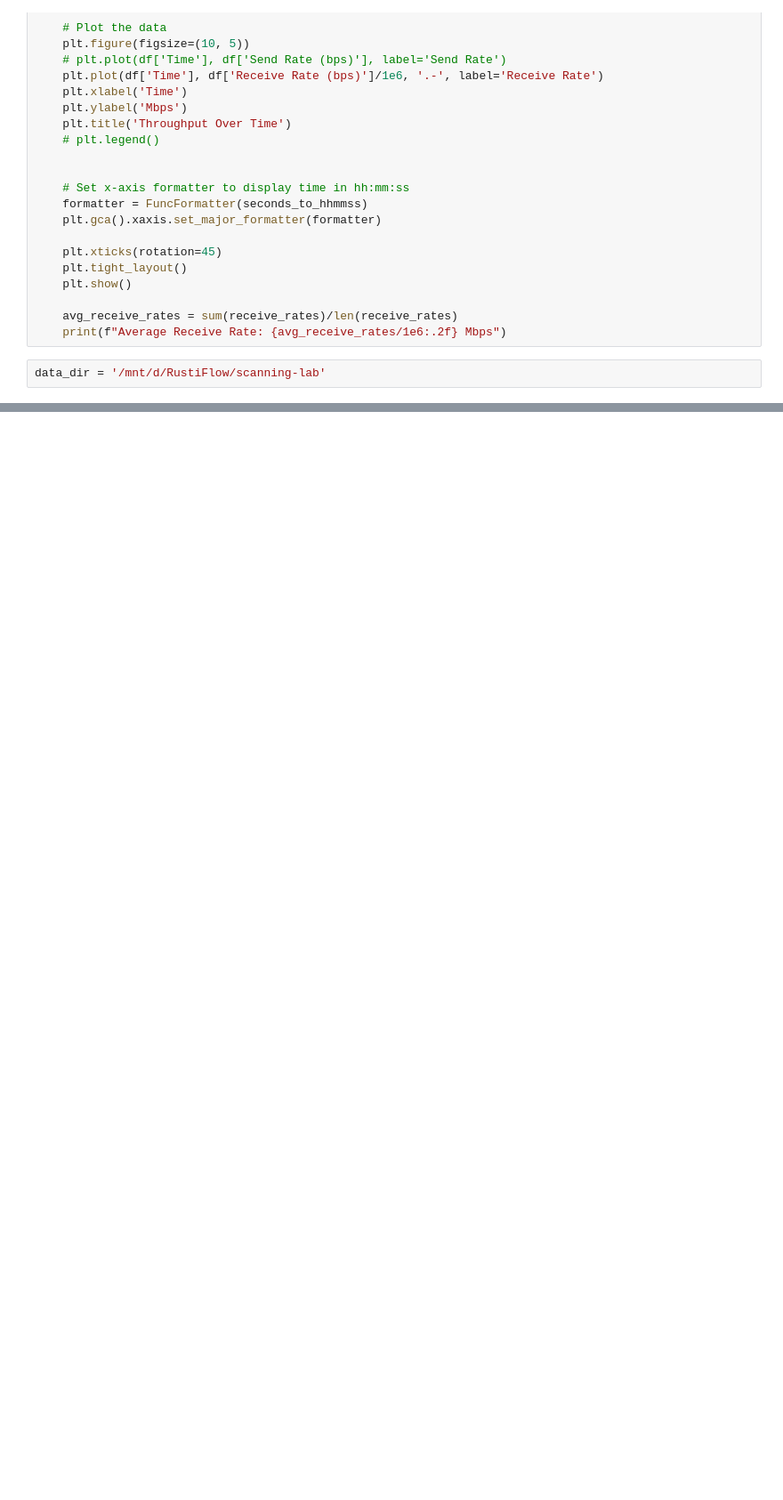
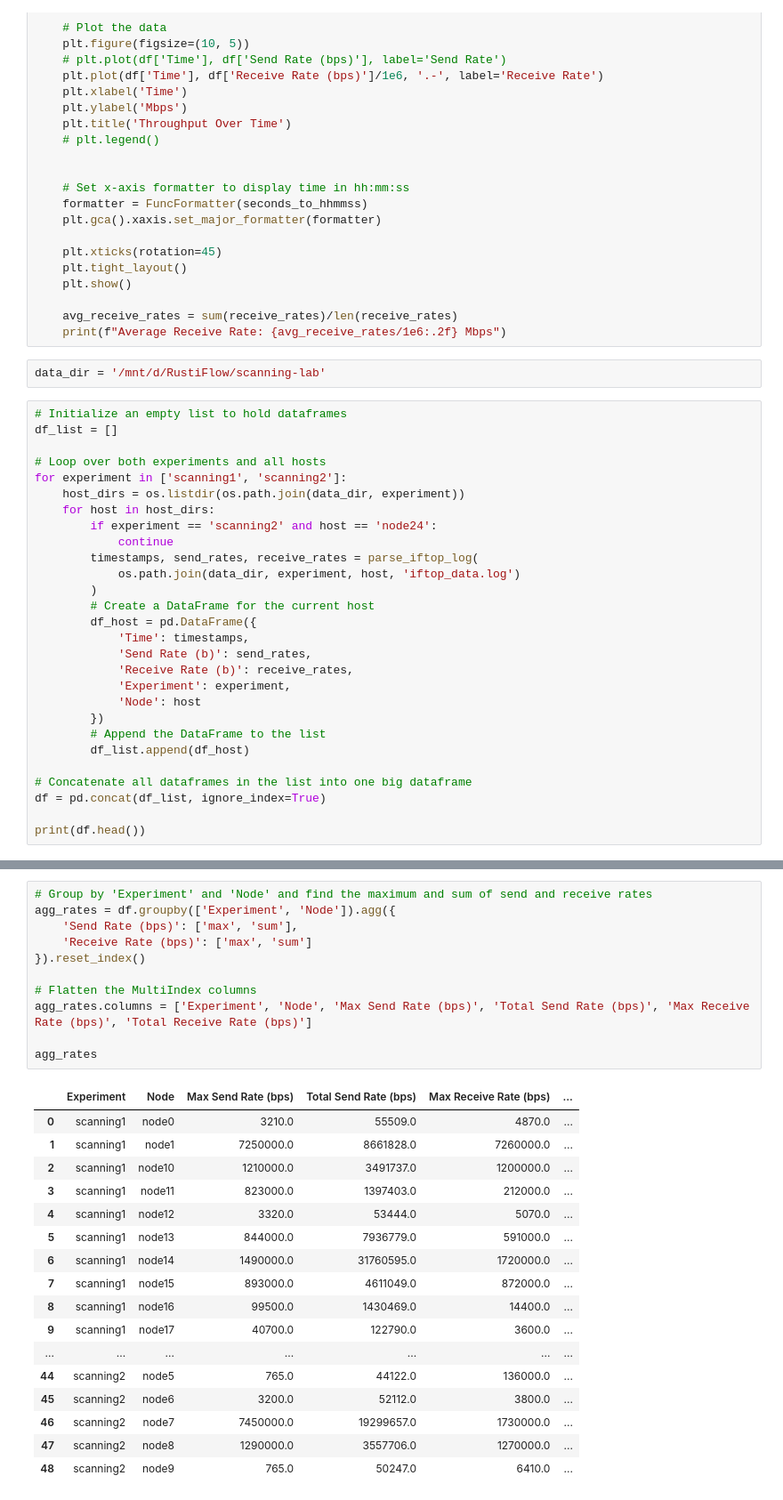
Before and after one commit to mielverkerken/RustiFlow-experiments, a Jupyter notebook: case-study/analysis.ipynb, the cells around one changed output, grey strips where cells are left out. Shown at 89% size. Saved outputs shown, nothing was run; the diff lists cells and outputs as text; blank space fills up the shorter version.

```diff
--- a/case-study/analysis.ipynb
+++ b/case-study/analysis.ipynb
@@ -110,3 +110,31 @@ def plot_throughput_over_time(path):
     print(f"Average Receive Rate: {avg_receive_rates/1e6:.2f} Mbps")
 # %%
 data_dir = '/mnt/d/RustiFlow/scanning-lab'
+# %%
+# Initialize an empty list to hold dataframes
+df_list = []
+
+# Loop over both experiments and all hosts
+for experiment in ['scanning1', 'scanning2']:
+    host_dirs = os.listdir(os.path.join(data_dir, experiment))
+    for host in host_dirs:
+        if experiment == 'scanning2' and host == 'node24':
+            continue
+        timestamps, send_rates, receive_rates = parse_iftop_log(
+            os.path.join(data_dir, experiment, host, 'iftop_data.log')
+        )
+        # Create a DataFrame for the current host
+        df_host = pd.DataFrame({
+            'Time': timestamps,
+            'Send Rate (b)': send_rates,
+            'Receive Rate (b)': receive_rates,
+            'Experiment': experiment,
+            'Node': host
+        })
+        # Append the DataFrame to the list
+        df_list.append(df_host)
+
+# Concatenate all dataframes in the list into one big dataframe
+df = pd.concat(df_list, ignore_index=True)
+
+print(df.head())
@@ -112,0 +148,29 @@ data_dir = '/mnt/d/RustiFlow/scanning-lab'
+# %%
+# Group by 'Experiment' and 'Node' and find the maximum and sum of send and receive rates
+agg_rates = df.groupby(['Experiment', 'Node']).agg({
+    'Send Rate (bps)': ['max', 'sum'],
+    'Receive Rate (bps)': ['max', 'sum']
+}).reset_index()
+
+# Flatten the MultiIndex columns
+agg_rates.columns = ['Experiment', 'Node', 'Max Send Rate (bps)', 'Total Send Rate (bps)', 'Max Receive Rate (bps)', 'Total Receive Rate (bps)']
+
+agg_rates
+# %% [output]
+|  | Experiment | Node | Max Send Rate (bps) | Total Send Rate (bps) | Max Receive Rate (bps) | ... |
+| 0 | scanning1 | node0 | 3210.0 | 55509.0 | 4870.0 | ... |
+| 1 | scanning1 | node1 | 7250000.0 | 8661828.0 | 7260000.0 | ... |
+| 2 | scanning1 | node10 | 1210000.0 | 3491737.0 | 1200000.0 | ... |
+| 3 | scanning1 | node11 | 823000.0 | 1397403.0 | 212000.0 | ... |
+| 4 | scanning1 | node12 | 3320.0 | 53444.0 | 5070.0 | ... |
+| 5 | scanning1 | node13 | 844000.0 | 7936779.0 | 591000.0 | ... |
+| 6 | scanning1 | node14 | 1490000.0 | 31760595.0 | 1720000.0 | ... |
+| 7 | scanning1 | node15 | 893000.0 | 4611049.0 | 872000.0 | ... |
+| 8 | scanning1 | node16 | 99500.0 | 1430469.0 | 14400.0 | ... |
+| 9 | scanning1 | node17 | 40700.0 | 122790.0 | 3600.0 | ... |
+| ... | ... | ... | ... | ... | ... | ... |
+| 44 | scanning2 | node5 | 765.0 | 44122.0 | 136000.0 | ... |
+| 45 | scanning2 | node6 | 3200.0 | 52112.0 | 3800.0 | ... |
+| 46 | scanning2 | node7 | 7450000.0 | 19299657.0 | 1730000.0 | ... |
+| 47 | scanning2 | node8 | 1290000.0 | 3557706.0 | 1270000.0 | ... |
+| 48 | scanning2 | node9 | 765.0 | 50247.0 | 6410.0 | ... |
```
Also changed, not shown: parts of 6 cells of this notebook, 14 other files.
